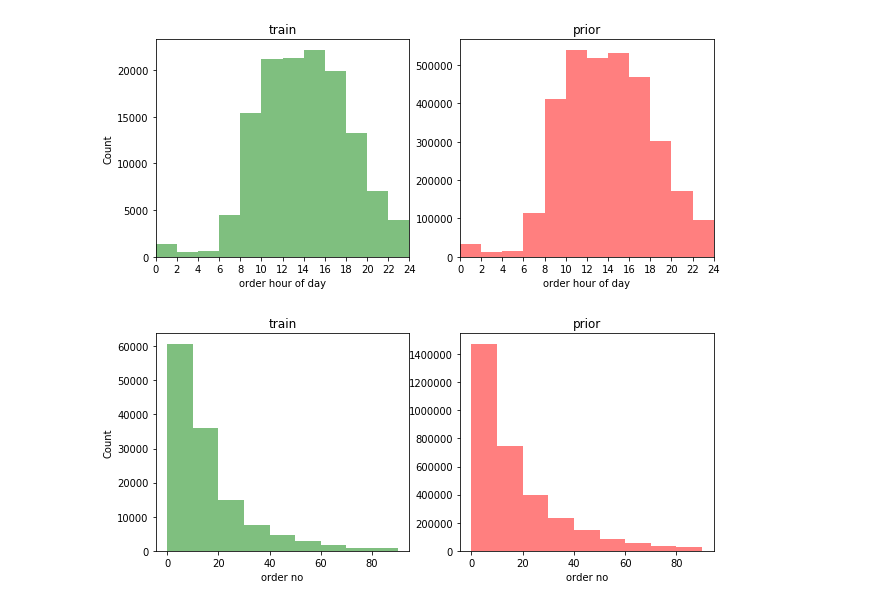
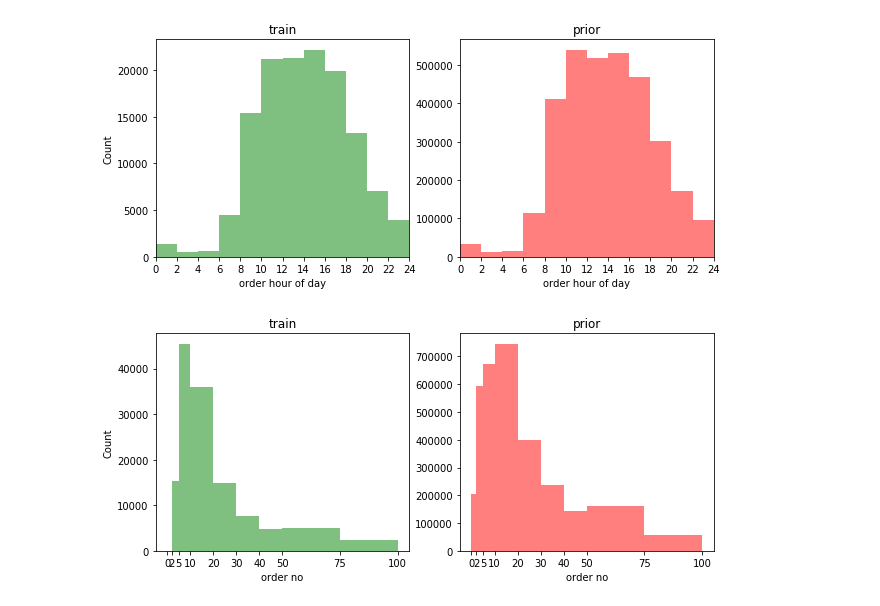
Before and after one commit to cfuther/Capstone-Project-1---Instacart, a Jupyter notebook: Data_wrangling_capstone1.ipynb, the cells around one changed output. Saved outputs shown, nothing was run; the diff lists cells and outputs as text; code cells hidden in the pictures.

```diff
--- a/Data_wrangling_capstone1.ipynb
+++ b/Data_wrangling_capstone1.ipynb
@@ -181,19 +196,24 @@ plt.show()
 # %%
 #check how many orders each customer make in the prior and train datasets
 #plot histogram of order
-bins = np.arange(0,100,10)
+bins = [0,2,5,10,20,30,40,50,75,100]
+xlabels = [str(b) for b in bins]
 fig = plt.figure(figsize=(10,4))
 a = fig.add_subplot(121)
 plt.hist(ord_df[ord_df['eval_set']=='train']['order_number'],bins=bins,facecolor='g',alpha=0.5)
 a.set_title('train')
 a.set_xlabel('order no')
+a.set_xticks(bins)
+a.set_xticklabels(xlabels)
 a.set_ylabel('Count')
 
 b = fig.add_subplot(122)
 plt.hist(ord_df[ord_df['eval_set']=='prior']['order_number'],bins=bins,facecolor='r',alpha=0.5)
 b.set_title('prior')
+b.set_xticks(bins)
+b.set_xticklabels(xlabels)
 b.set_xlabel('order no')
 
 plt.show()
 # %% [output]
-[figure, old version]
+[figure, new version]
```
Also changed, not shown: parts of 6 cells of this notebook.
